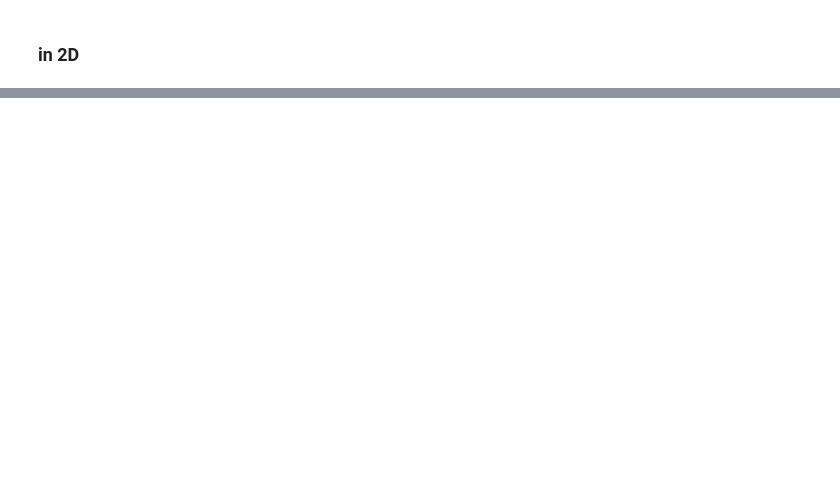
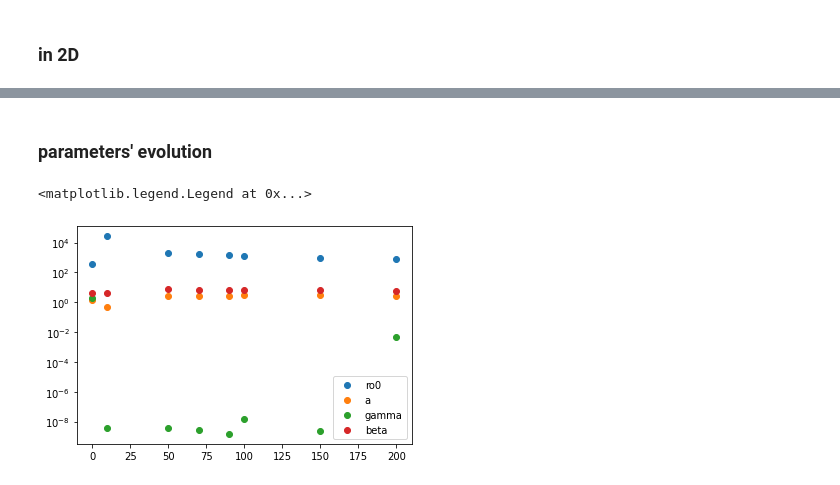
Before and after one commit to olgaborodina/N-body_simulations_analysis, a Jupyter notebook: profile_fit.ipynb, the cells around one changed output, grey strips where cells are left out. Drawn from its saved outputs; the diff is of its cells as text; code cells hidden in the pictures; blank space fills up the shorter version.

```diff
--- a/profile_fit.ipynb
+++ b/profile_fit.ipynb
@@ -138,0 +143,12 @@ ax.legend(title='2D')
+# %% [markdown]
+### parameters' evolution
+# %%
+names = ['ro0', 'a', 'gamma', 'beta']
+for i in range(0, 4):
+    plt.scatter(popts_3D.columns.values, popts_3D.iloc[i, :], label=names[i])
+
+plt.yscale('log')
+plt.legend()
+# %% [output]
+<matplotlib.legend.Legend at 0x...>
+[figure, added]
```
Also changed, not shown: parts of 9 cells of this notebook, 1 other file.
